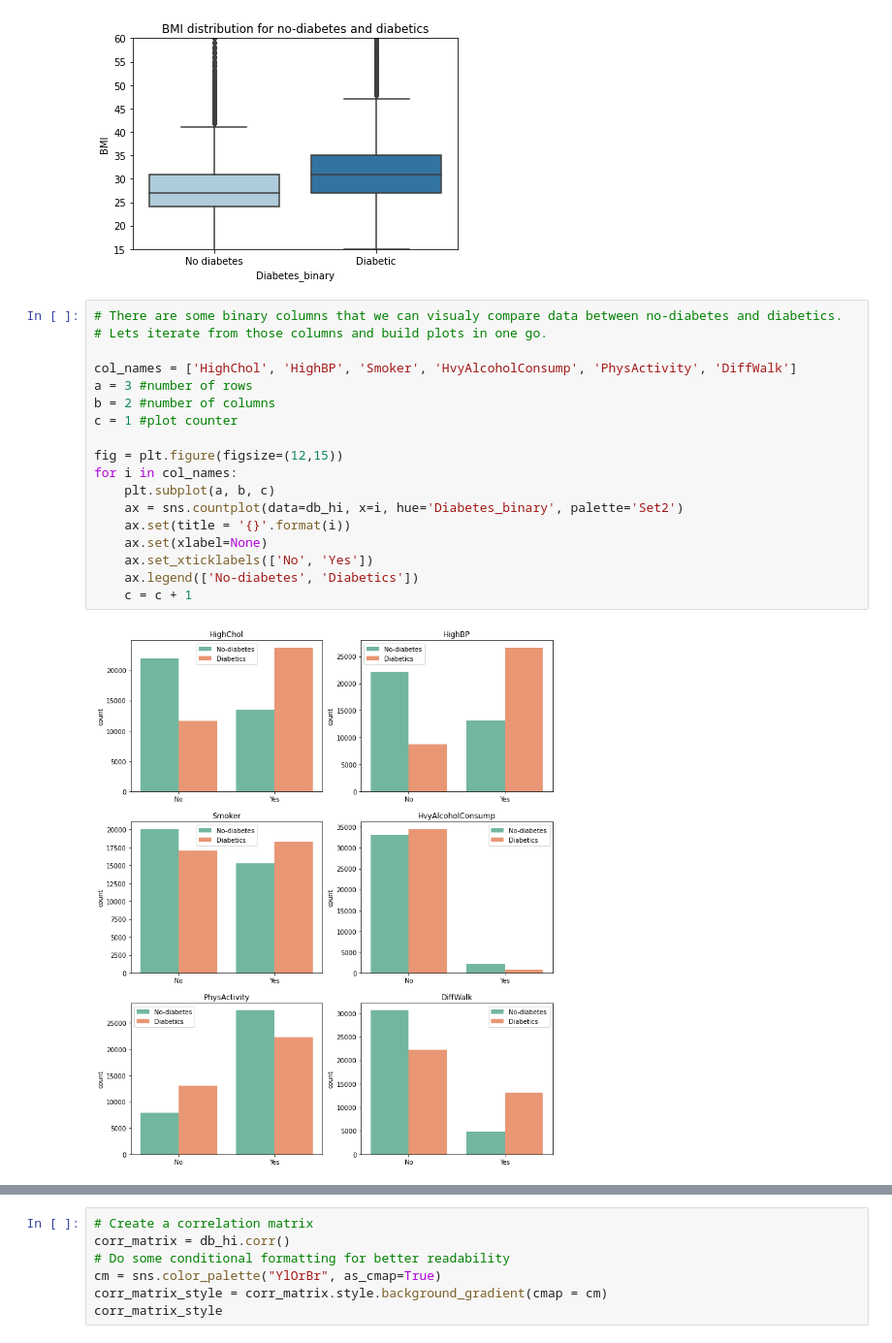
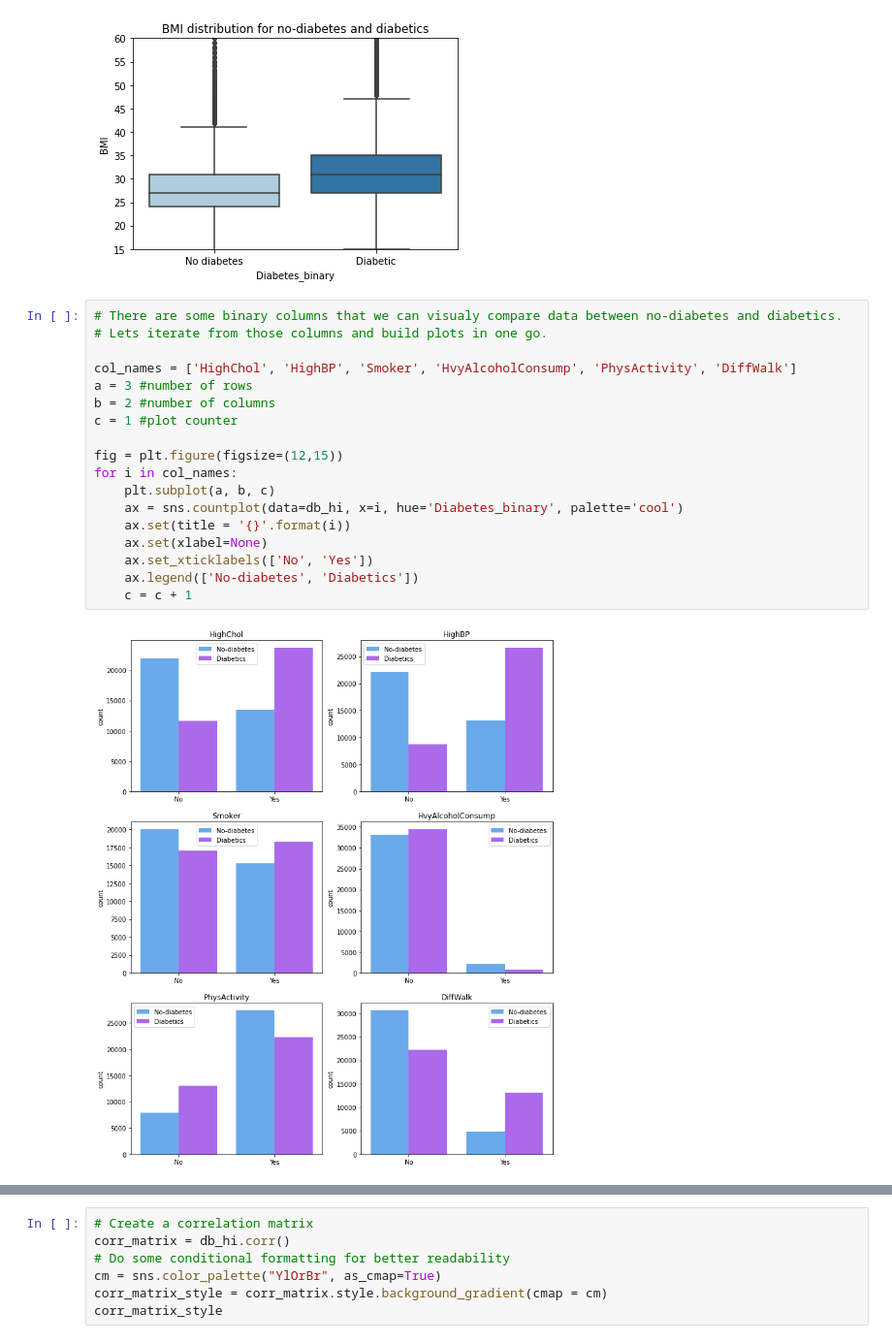
Before and after one commit to anaswick/MY_PORTFOLIO, a Jupyter notebook: PYTHON PROJECT/DIABETES_HEALTH_INDICATORS/diabetes_health_indicators.ipynb, the cells around one changed output, grey strips where cells are left out. Shown: that part at 97% size. Saved outputs shown, nothing was run; the diff lists cells and outputs as text.

```diff
--- a/PYTHON PROJECT/DIABETES_HEALTH_INDICATORS/diabetes_health_indicators.ipynb
+++ b/PYTHON PROJECT/DIABETES_HEALTH_INDICATORS/diabetes_health_indicators.ipynb
@@ -274,20 +282,20 @@ plt.ylim(15, 60)
 # %%
 # There are some binary columns that we can visualy compare data between no-diabetes and diabetics.
 # Lets iterate from those columns and build plots in one go.
 
 col_names = ['HighChol', 'HighBP', 'Smoker', 'HvyAlcoholConsump', 'PhysActivity', 'DiffWalk']
 a = 3 #number of rows
 b = 2 #number of columns
 c = 1 #plot counter
 
 fig = plt.figure(figsize=(12,15))
 for i in col_names:
     plt.subplot(a, b, c)
-    ax = sns.countplot(data=db_hi, x=i, hue='Diabetes_binary', palette='Set2')
+    ax = sns.countplot(data=db_hi, x=i, hue='Diabetes_binary', palette='cool')
     ax.set(title = '{}'.format(i))
     ax.set(xlabel=None)
     ax.set_xticklabels(['No', 'Yes'])
     ax.legend(['No-diabetes', 'Diabetics'])
     c = c + 1
 # %% [output]
-[figure, old version]
+[figure, new version]
```
Also changed, not shown: parts of 68 cells of this notebook.
